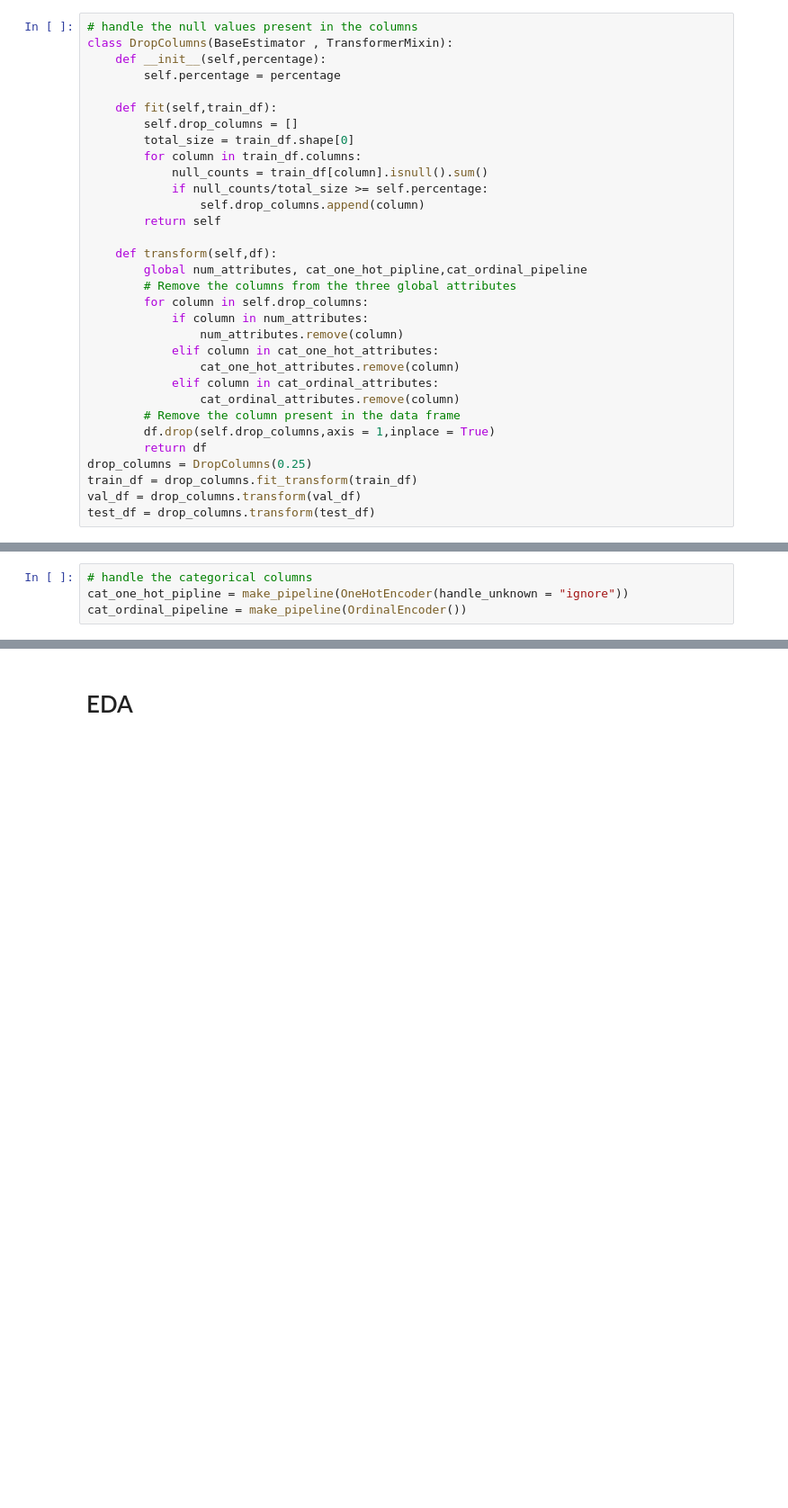
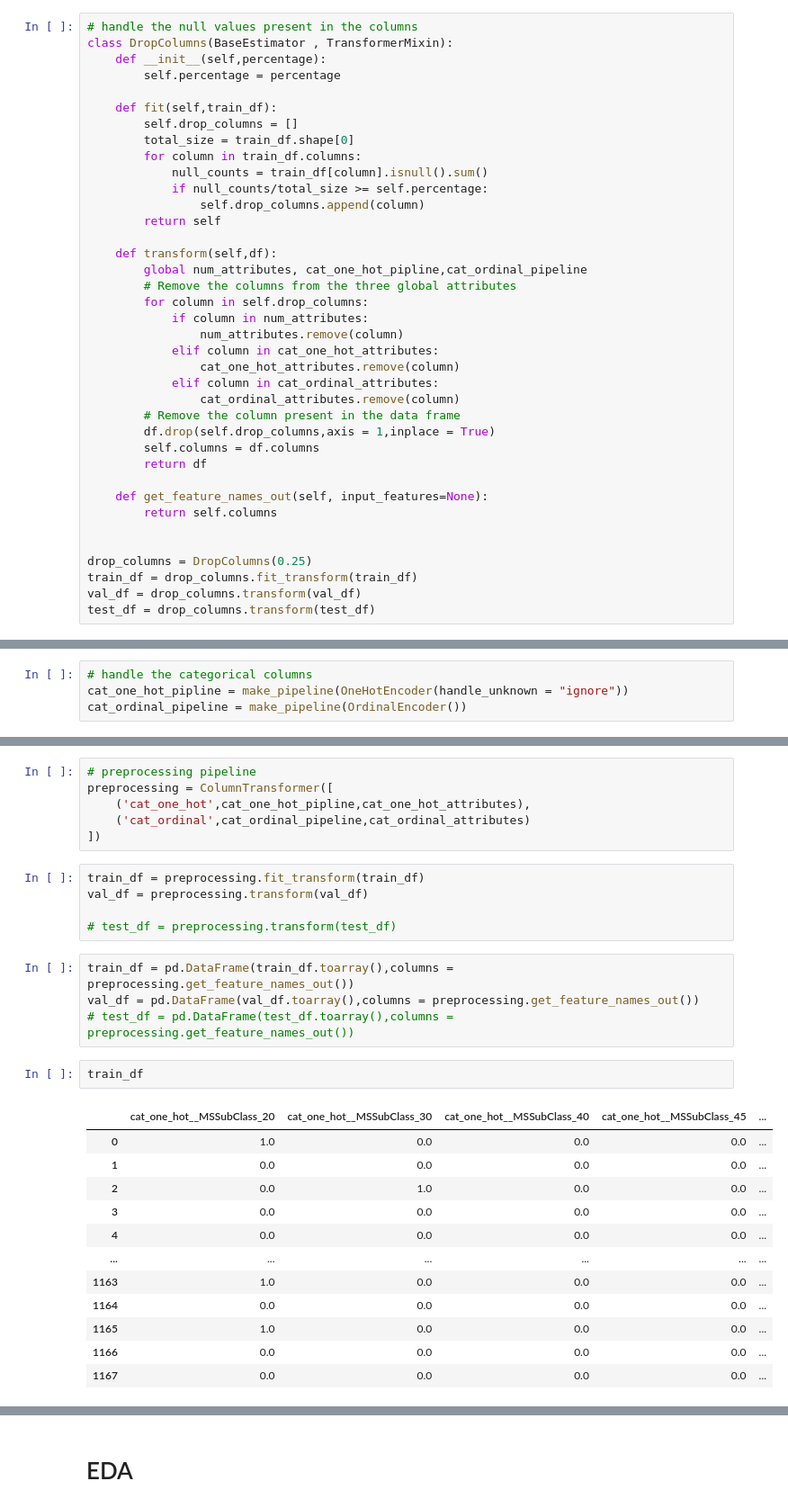
Before and after one commit to kirtan517/House-Prices---Advanced-Regression-Techniques, a Jupyter notebook: main.ipynb, the cells around one changed output, grey strips where cells are left out. Shown: that part at 90% size. Saved outputs shown, nothing was run; the diff lists cells and outputs as text; blank space fills up the shorter version.

Commit message:
added cleaning pipeline

```diff
--- a/main.ipynb
+++ b/main.ipynb
@@ -67,7 +68,13 @@ class DropColumns(BaseEstimator , TransformerMixin):
                 cat_ordinal_attributes.remove(column)
         # Remove the column present in the data frame
         df.drop(self.drop_columns,axis = 1,inplace = True)
+        self.columns = df.columns
         return df
+
+    def get_feature_names_out(self, input_features=None):
+        return self.columns
+
+
 drop_columns = DropColumns(0.25)
 train_df = drop_columns.fit_transform(train_df)
 val_df = drop_columns.transform(val_df)
@@ -96,0 +86,30 @@ train_df["LotFrontage"].isnull().sum()
+# %%
+# preprocessing pipeline
+preprocessing = ColumnTransformer([
+    ('cat_one_hot',cat_one_hot_pipline,cat_one_hot_attributes),
+    ('cat_ordinal',cat_ordinal_pipeline,cat_ordinal_attributes)
+])
+# %%
+train_df = preprocessing.fit_transform(train_df)
+val_df = preprocessing.transform(val_df)
+
+# test_df = preprocessing.transform(test_df)
+# %%
+train_df = pd.DataFrame(train_df.toarray(),columns = preprocessing.get_feature_names_out())
+val_df = pd.DataFrame(val_df.toarray(),columns = preprocessing.get_feature_names_out())
+# test_df = pd.DataFrame(test_df.toarray(),columns = preprocessing.get_feature_names_out())
+# %%
+train_df
+# %% [output]
+|  | cat_one_hot__MSSubClass_20 | cat_one_hot__MSSubClass_30 | cat_one_hot__MSSubClass_40 | cat_one_hot__MSSubClass_45 | ... |
+| 0 | 1.0 | 0.0 | 0.0 | 0.0 | ... |
+| 1 | 0.0 | 0.0 | 0.0 | 0.0 | ... |
+| 2 | 0.0 | 1.0 | 0.0 | 0.0 | ... |
+| 3 | 0.0 | 0.0 | 0.0 | 0.0 | ... |
+| 4 | 0.0 | 0.0 | 0.0 | 0.0 | ... |
+| ... | ... | ... | ... | ... | ... |
+| 1163 | 1.0 | 0.0 | 0.0 | 0.0 | ... |
+| 1164 | 0.0 | 0.0 | 0.0 | 0.0 | ... |
+| 1165 | 1.0 | 0.0 | 0.0 | 0.0 | ... |
+| 1166 | 0.0 | 0.0 | 0.0 | 0.0 | ... |
+| 1167 | 0.0 | 0.0 | 0.0 | 0.0 | ... |
```
Also changed, not shown: parts of 4 cells of this notebook.
